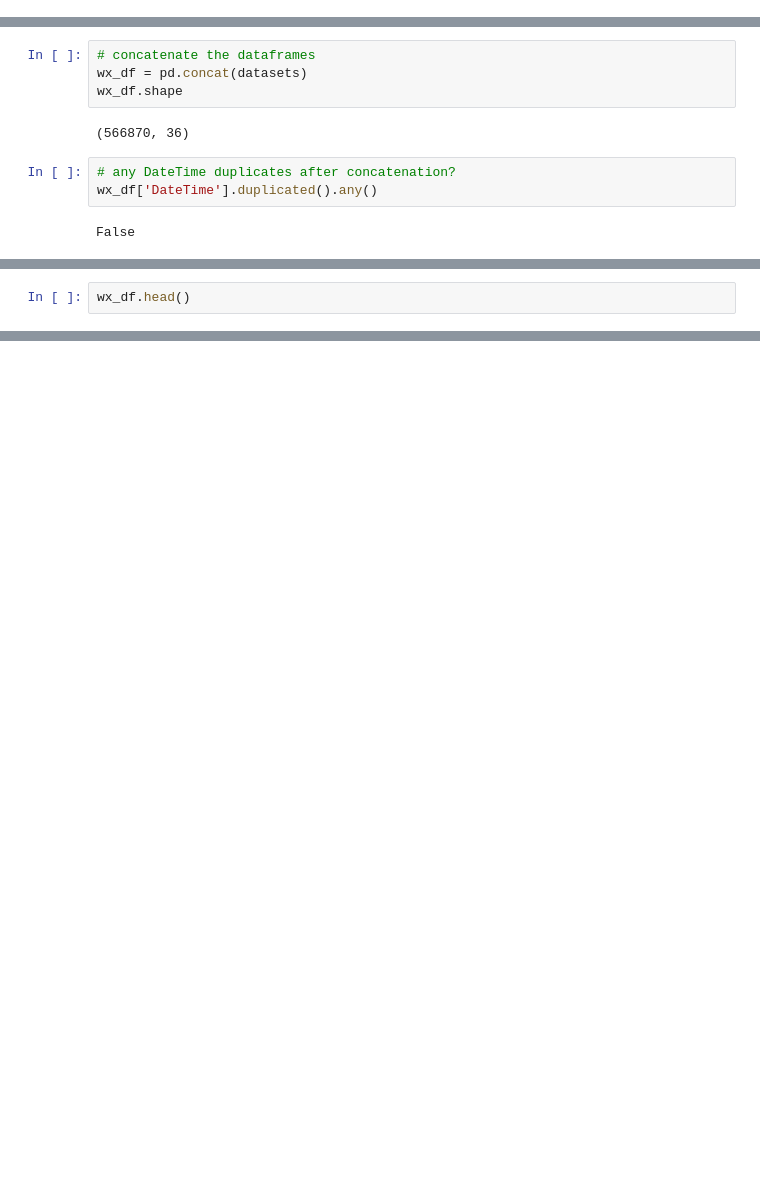
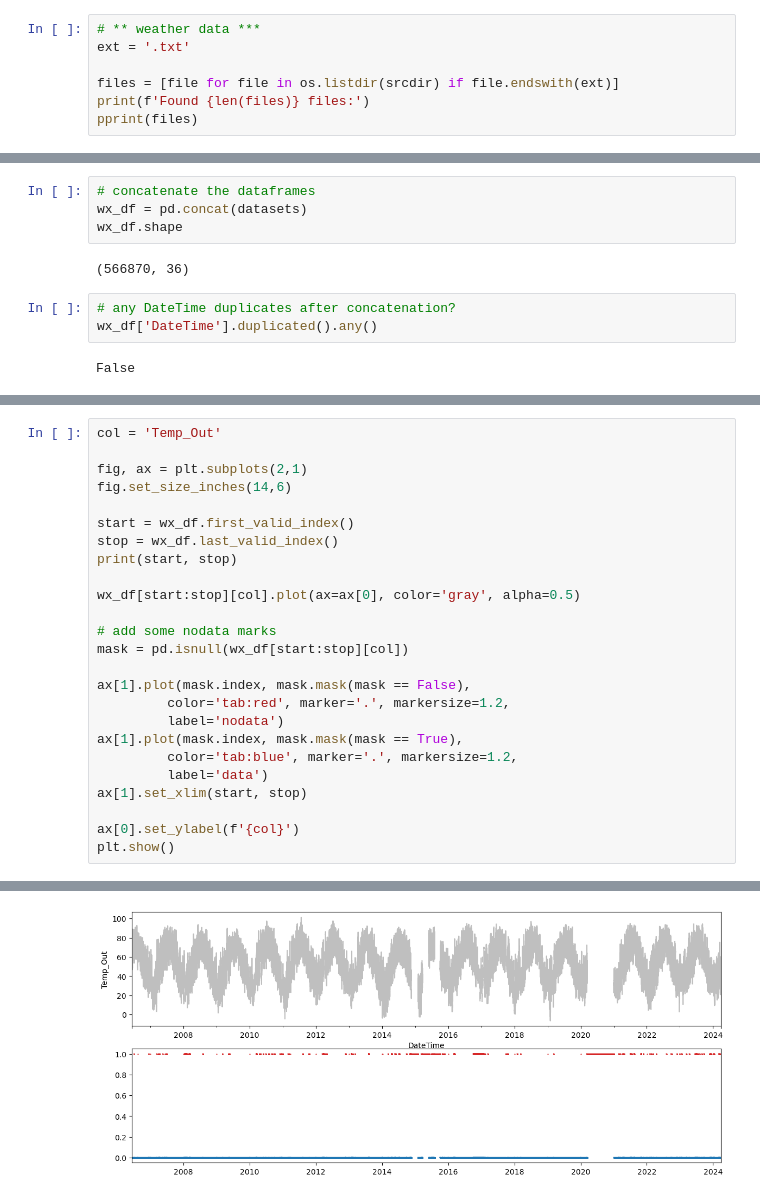
Before and after one commit to mrahnis/nb-sensors, a Jupyter notebook: convert-wx-to-parquet.ipynb, the cells around one changed output, grey strips where cells are left out. Cells and saved outputs as stored; diff of their text form; blank space fills up the shorter version.

```diff
--- a/convert-wx-to-parquet.ipynb
+++ b/convert-wx-to-parquet.ipynb
@@ -23,3 +17,10 @@ files = ['2006.txt','2007.txt','2008.txt','2009.txt','2010.txt',
 # %%
 srcdir = 'data/src/wx'
 dstdir = 'data/dst'
+# %%
+# ** weather data ***
+ext = '.txt'
+
+files = [file for file in os.listdir(srcdir) if file.endswith(ext)]
+print(f'Found {len(files)} files:')
+pprint(files)
@@ -92,3 +137,26 @@ wx_df.index = wx_df.index.tz_convert(pytz.utc)
 # %%
-wx_df.head()
+col = 'Temp_Out'
+
+fig, ax = plt.subplots(2,1)
+fig.set_size_inches(14,6)
+
+start = wx_df.first_valid_index()
+stop = wx_df.last_valid_index()
+print(start, stop)
+
+wx_df[start:stop][col].plot(ax=ax[0], color='gray', alpha=0.5)
+
+# add some nodata marks
+mask = pd.isnull(wx_df[start:stop][col])
+
+ax[1].plot(mask.index, mask.mask(mask == False),
+         color='tab:red', marker='.', markersize=1.2,
+         label='nodata')
+ax[1].plot(mask.index, mask.mask(mask == True),
+         color='tab:blue', marker='.', markersize=1.2,
+         label='data')
+ax[1].set_xlim(start, stop)
+
+ax[0].set_ylabel(f'{col}')
+plt.show()
 # %% [output]
@@ -102,0 +164 @@ wx_df.head()
+[figure, added]
```
Also changed, not shown: parts of 9 cells of this notebook, 3 other files.
